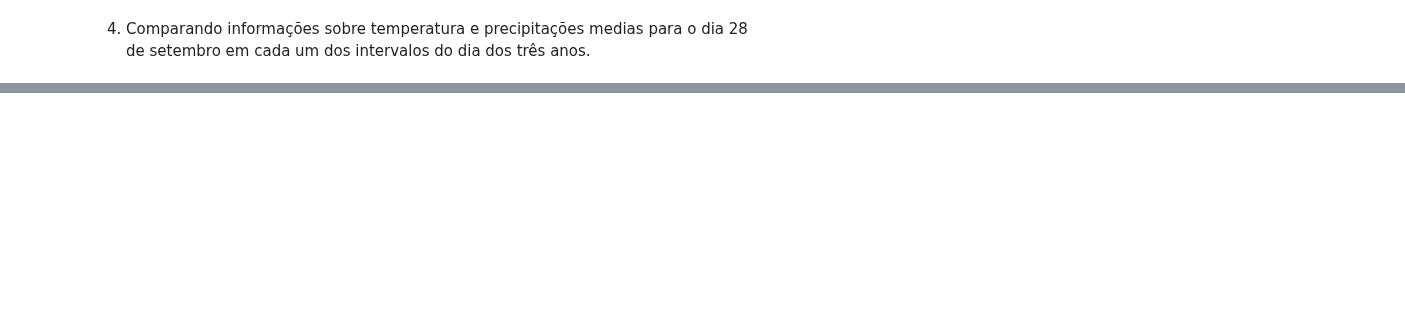
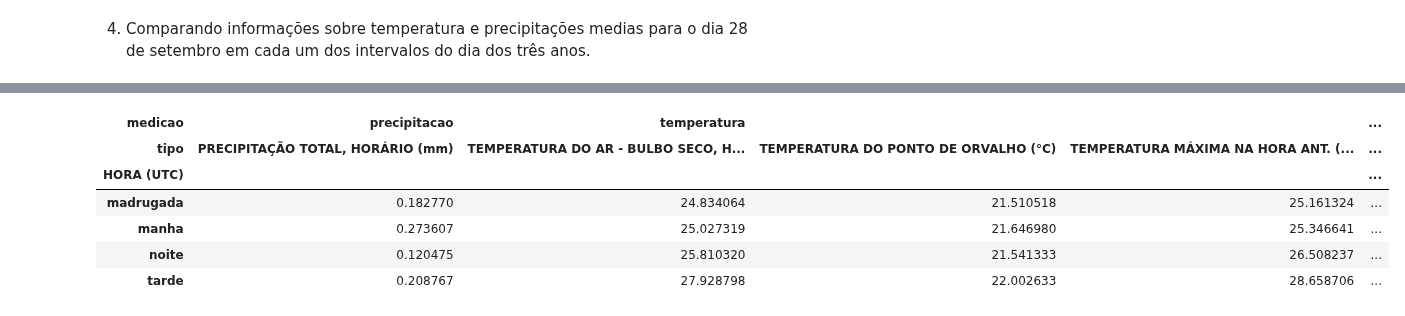
Before and after one commit to everaldina/Trilha_Python, a Jupyter notebook: dev-Everaldina/PI-007.ipynb, the cells around one changed output, grey strips where cells are left out. Cells and saved outputs as stored; diff of their text form; code cells hidden in the pictures; blank space fills up the shorter version.

```diff
--- a/dev-Everaldina/PI-007.ipynb
+++ b/dev-Everaldina/PI-007.ipynb
@@ -361,2 +417,19 @@ precipitao_temp_ano.aggregate(['min', 'mean', 'max'])
 # %% [markdown]
 4. Comparando informações sobre temperatura e precipitações medias para o dia 28 de setembro  em cada um dos intervalos do dia dos três anos.
+# %%
+# vendo valores de hora
+print(estacao_ssa['HORA (UTC)'].unique())
+
+# criando diciionario para mapear as horas
+horario = {'00:00': 'madrugada', '01:00': 'madrugada', '02:00': 'madrugada', '03:00': 'madrugada', '04:00': 'madrugada', '05:00': 'madrugada',
+           '06:00': 'manha', '07:00': 'manha', '08:00': 'manha', '09:00': 'manha', '10:00': 'manha', '11:00': 'manha', '12:00': 'manha',
+           '13:00': 'tarde', '14:00': 'tarde', '15:00': 'tarde', '16:00': 'tarde', '17:00': 'tarde', '18:00': 'tarde',
+           '19:00': 'noite', '20:00': 'noite', '21:00': 'noite', '22:00': 'noite', '23:00': 'noite'}
+
+# agrupando por hora
+temp_hora = estacao_ssa.groupby('HORA (UTC)')['temperatura'].mean()
+precipitacao_hora = estacao_ssa.groupby('HORA (UTC)')['precipitacao'].mean()
+
+# concatenando os dataframes
+precipitacao_temp_hora = pd.concat([precipitacao_hora, temp_hora], axis=1)
+precipitacao_temp_hora
@@ -362,0 +459,11 @@ precipitao_temp_ano.aggregate(['min', 'mean', 'max'])
+# %%
+# agrupando por horario
+precipitacao_temp_hora.groupby(horario).mean()
+# %% [output]
+| medicao | precipitacao | temperatura |  |  | ... |
+| tipo | PRECIPITAÇÃO TOTAL, HORÁRIO (mm) | TEMPERATURA DO AR - BULBO SECO, H... | TEMPERATURA DO PONTO DE ORVALHO (°C) | TEMPERATURA MÁXIMA NA HORA ANT. (... | ... |
+| HORA (UTC) |  |  |  |  | ... |
+| madrugada | 0.182770 | 24.834064 | 21.510518 | 25.161324 | ... |
+| manha | 0.273607 | 25.027319 | 21.646980 | 25.346641 | ... |
+| noite | 0.120475 | 25.810320 | 21.541333 | 26.508237 | ... |
+| tarde | 0.208767 | 27.928798 | 22.002633 | 28.658706 | ... |
```
Also changed, not shown: parts of 9 cells of this notebook.
